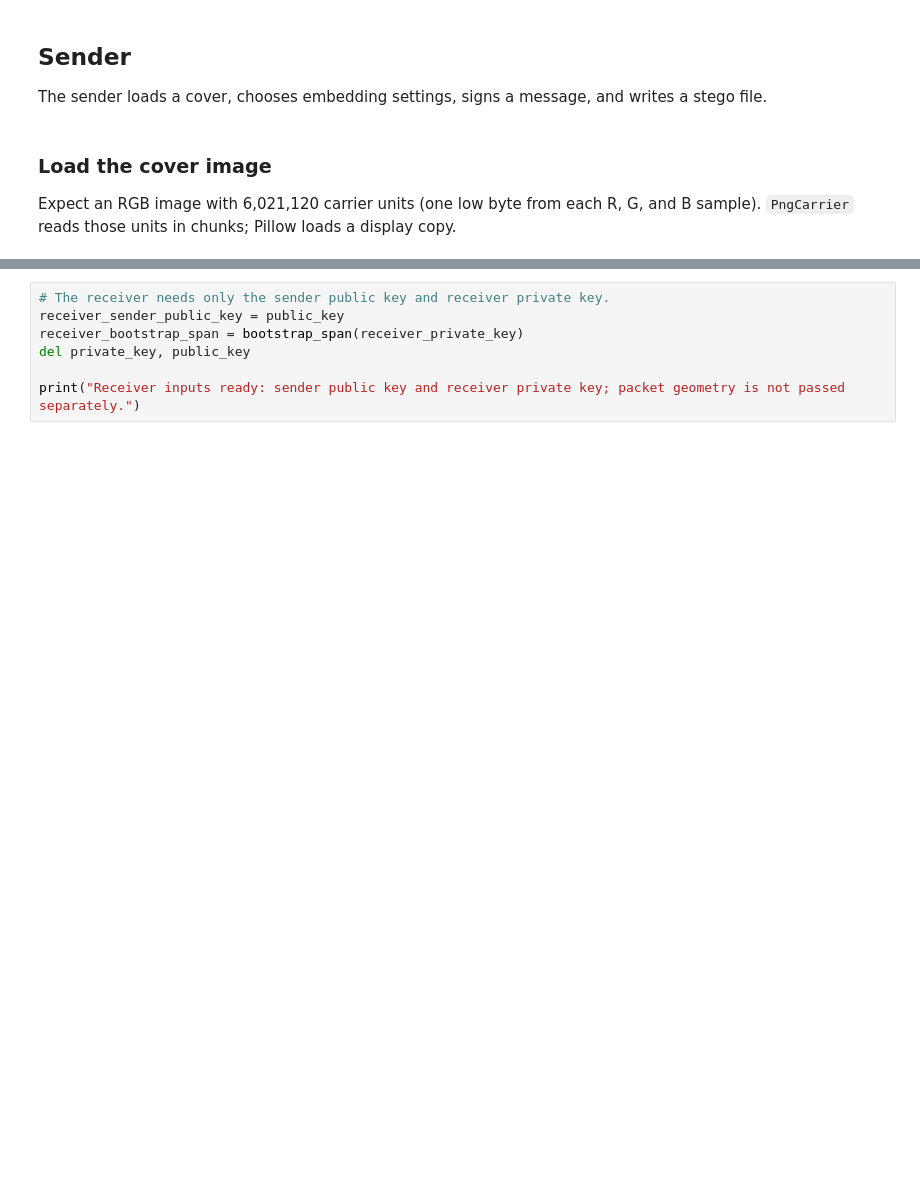
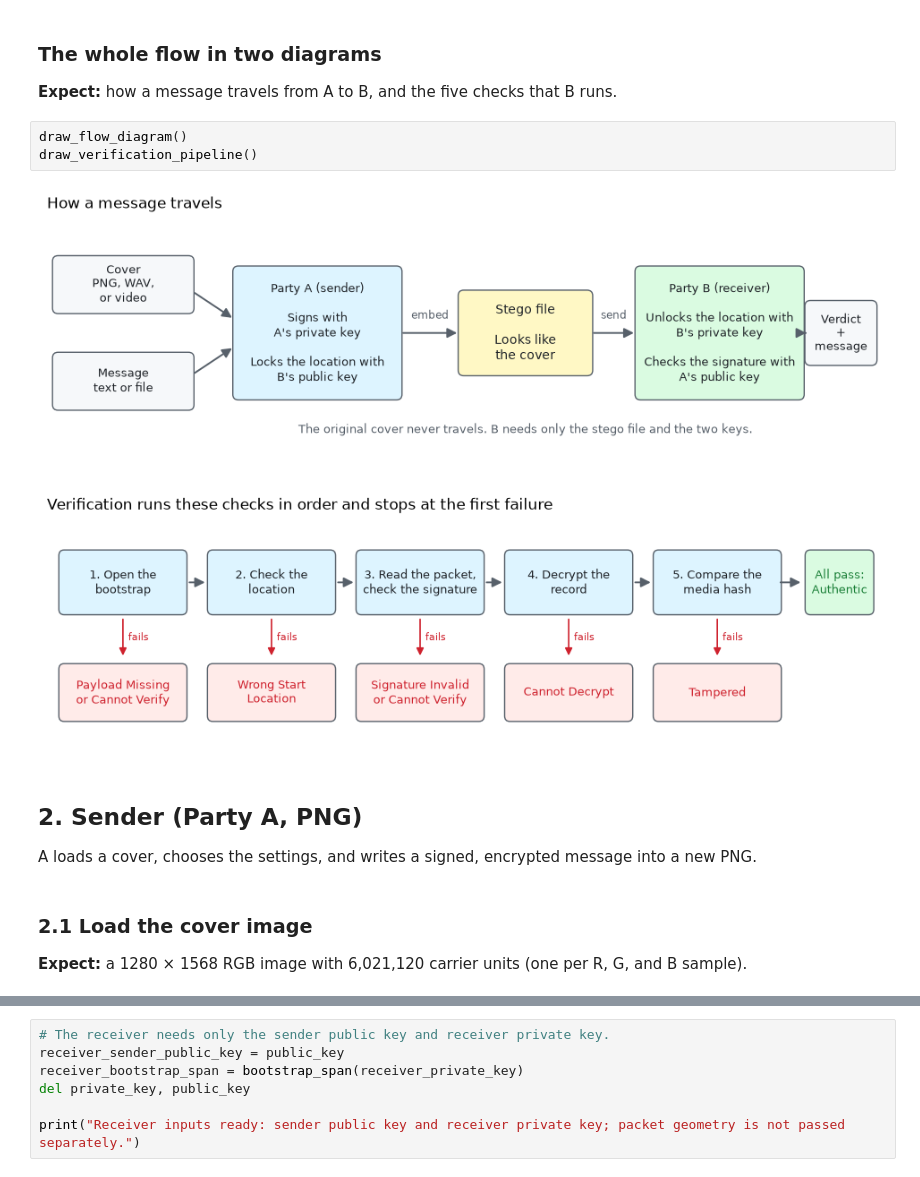
Before and after one commit to alvinto27/INF2005-ACW1, a Jupyter notebook: notebooks/FR1-12 Prototype.ipynb, the cells around one changed output, grey strips where cells are left out. Cells and saved outputs as stored; diff of their text form; blank space fills up the shorter version.

```diff
--- a/notebooks/FR1-12 Prototype.ipynb
+++ b/notebooks/FR1-12 Prototype.ipynb
@@ -131,14 +153,21 @@ Sample cover: samples/Banana.png
+# %% [markdown]
+### The whole flow in two diagrams
+
+**Expect:** how a message travels from A to B, and the five checks that B runs.
+# %%
+draw_flow_diagram()
+draw_verification_pipeline()
+# %% [output]
+[figure, added]
+[figure, added]
 # %% [markdown]
-## Sender
+## 2. Sender (Party A, PNG)
 
-The sender loads a cover, chooses embedding settings, signs a message, and writes
-a stego file.
+A loads a cover, chooses the settings, and writes a signed, encrypted message into a new PNG.
 # %% [markdown]
-### Load the cover image
+### 2.1 Load the cover image
 
-Expect an RGB image with 6,021,120 carrier units (one low byte from each R, G,
-and B sample). `PngCarrier` reads those units in chunks; Pillow loads a display
-copy.
+**Expect:** a 1280 × 1568 RGB image with 6,021,120 carrier units (one per R, G, and B sample).
 # %%
 cover_source = PngCarrier(sample_png_path)
 with Image.open(sample_png_path) as cover_image_file:
```
Also changed, not shown: parts of 151 cells of this notebook, 4 other files.
